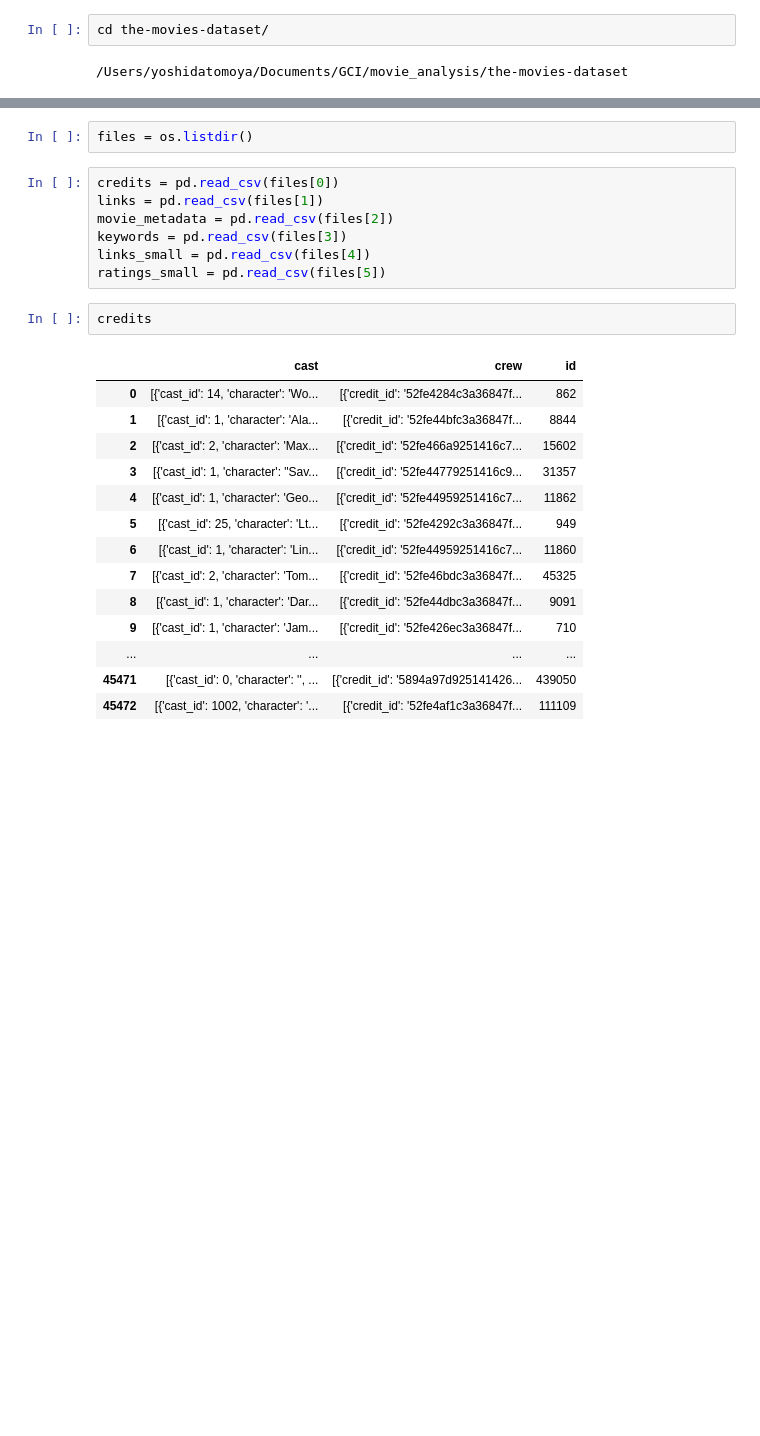
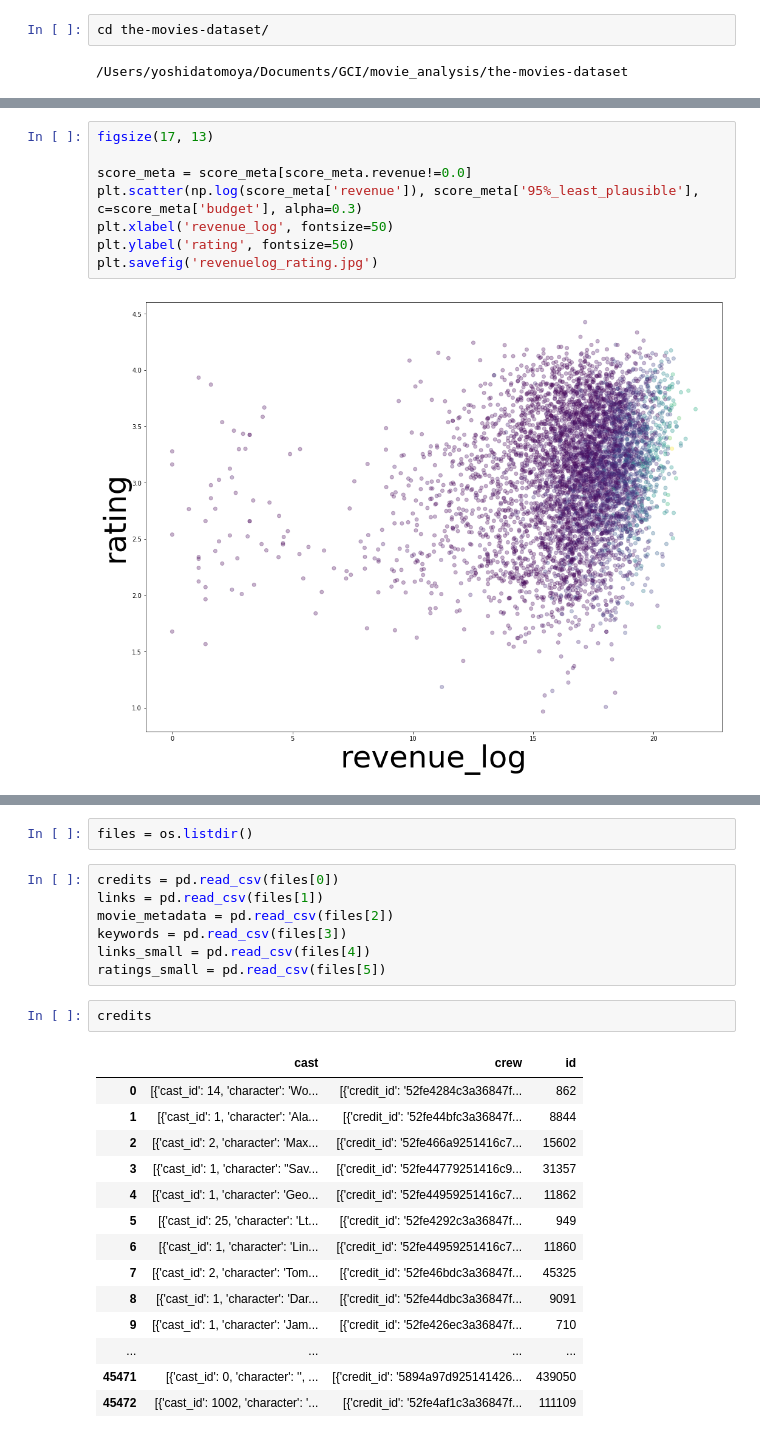
Before and after one commit to gci-team4/movie_yoshida, a Jupyter notebook: movie_analysis.ipynb, the cells around one changed output, grey strips where cells are left out. Saved outputs shown, nothing was run; the diff lists cells and outputs as text; blank space fills up the shorter version.

```diff
--- a/movie_analysis.ipynb
+++ b/movie_analysis.ipynb
@@ -23,0 +175,10 @@ keywords.csv*        links_small.csv*     ratings_small.csv*
+# %%
+figsize(17, 13)
+
+score_meta = score_meta[score_meta.revenue!=0.0]
+plt.scatter(np.log(score_meta['revenue']), score_meta['95%_least_plausible'], c=score_meta['budget'], alpha=0.3)
+plt.xlabel('revenue_log', fontsize=50)
+plt.ylabel('rating', fontsize=50)
+plt.savefig('revenuelog_rating.jpg')
+# %% [output]
+[figure, added]
```
Also changed, not shown: parts of 30 cells of this notebook, 1 other file.
